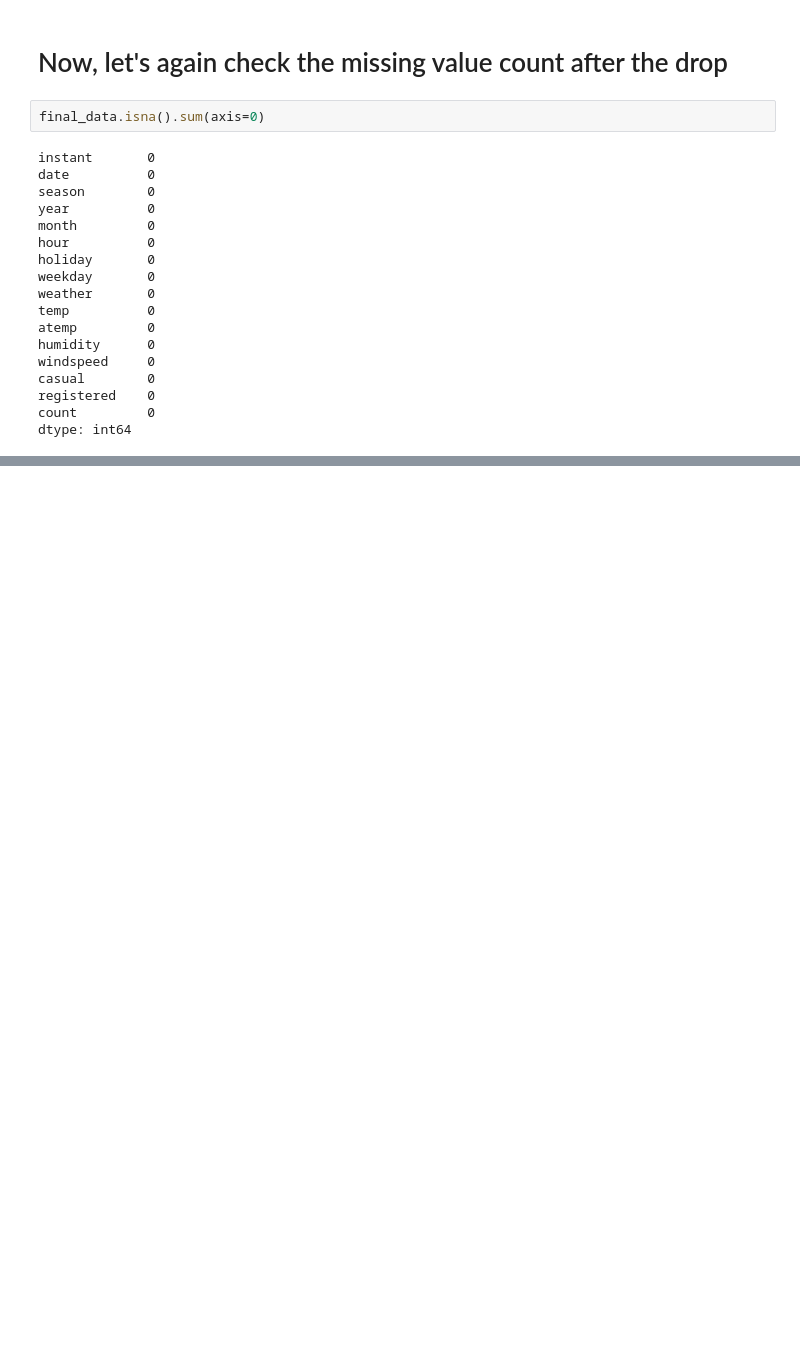
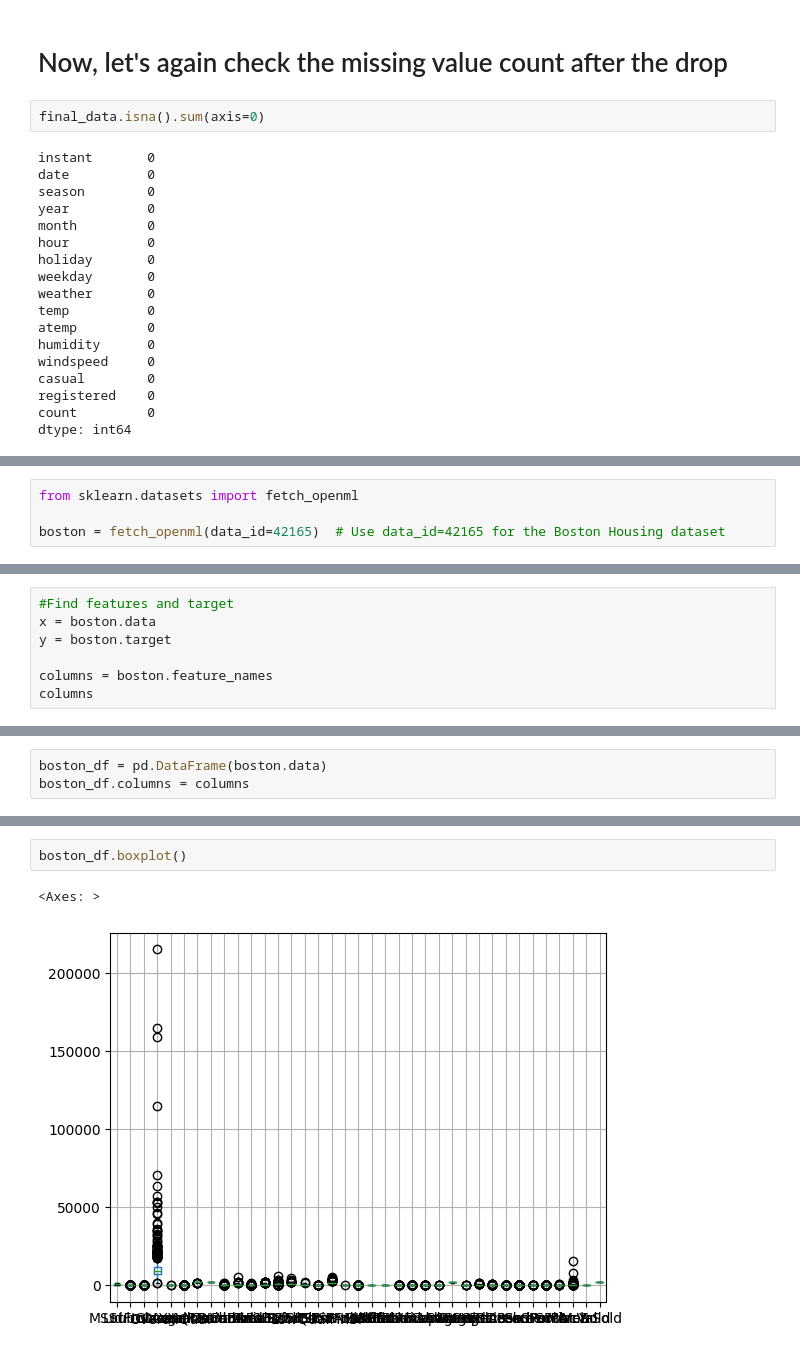
Before and after one commit to sreekanthreddysri2017/Data_Science, a Jupyter notebook: Data_Wrangling.ipynb, the cells around one changed output, grey strips where cells are left out. Drawn from its saved outputs; the diff is of its cells as text; blank space fills up the shorter version.

Commit message:
Data manipulating with pandas

```diff
--- a/Data_Wrangling.ipynb
+++ b/Data_Wrangling.ipynb
@@ -495,0 +547,4 @@ dtype: int64
+# %%
+from sklearn.datasets import fetch_openml
+
+boston = fetch_openml(data_id=42165)  # Use data_id=42165 for the Boston Housing dataset
@@ -495,0 +559,7 @@ dtype: int64
+# %%
+#Find features and target
+x = boston.data
+y = boston.target
+
+columns = boston.feature_names
+columns
@@ -495,0 +604,3 @@ dtype: int64
+# %%
+boston_df = pd.DataFrame(boston.data)
+boston_df.columns = columns
@@ -495,0 +662,5 @@ dtype: int64
+# %%
+boston_df.boxplot()
+# %% [output]
+<Axes: >
+[figure, added]
```
Also changed, not shown: parts of 37 cells of this notebook.
